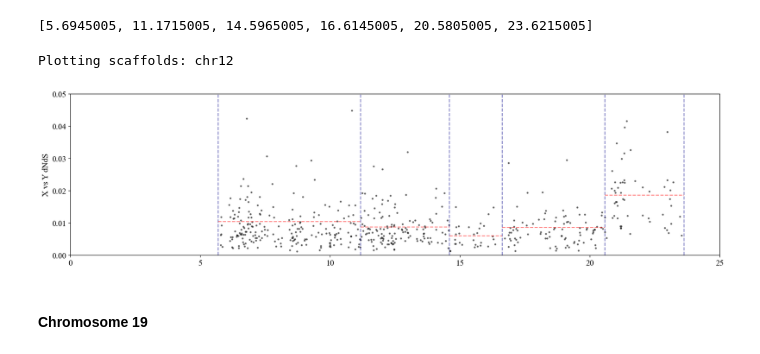
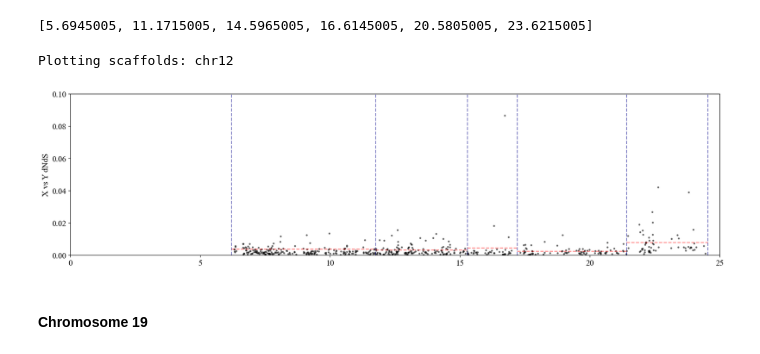
Before and after one commit to DanJeffries/Stickle_Y_comp, a Jupyter notebook: code/JUP_NBs/Popgen_stats.ipynb, the cells around one changed output. Drawn from its saved outputs; the diff is of its cells as text; code cells hidden in the pictures.

```diff
--- a/code/JUP_NBs/Popgen_stats.ipynb
+++ b/code/JUP_NBs/Popgen_stats.ipynb
@@ -751,4 +754,6 @@ I am not going to try the changepoint analyses here as the data are just too spa
 changepoints
 # %% [output]
 [5.6945005, 11.1715005, 14.5965005, 16.6145005, 20.5805005, 23.6215005]
+# %%
+changepoints_ZL = [6.2005, 11.7445, 15.2915, 17.2055, 21.4065, 24.5345]
 # %%
@@ -757,20 +762,26 @@ mean_regions = [[5.6945005, 11.1715005,],
                 [14.5965005, 16.6145005],
                 [16.6145005, 20.5805005],
                 [20.5805005, 23.6215005]]
+# %%
+mean_regions_ZL = [[changepoints_ZL[0], changepoints_ZL[1]],
+                   [changepoints_ZL[1], changepoints_ZL[2]],
+                   [changepoints_ZL[2], changepoints_ZL[3]],
+                   [changepoints_ZL[3], changepoints_ZL[4]],
+                   [changepoints_ZL[4], changepoints_ZL[5]]]
 # %%
-chr12_pos_dS_pddf = Plot_M_F_dS("/Users/dj20y461/Data_temp/Stickleback/Stickle_Y_comp/data/popgen_stats/Gw.dNdS.090824.results",
+chr12_pos_dS_pddf = Plot_M_F_dS("/Users/dj20y461/Downloads/dNdS.result_formatted",
               "/Users/dj20y461/Data_temp/Stickleback/Stickle_Y_comp/plots/M_F_stats_plots/Gw/dNdS/Gw_dS_chr12.pdf",
               sex_scaffs = ["chr12"],
               points_color="black",
               myXlims = (0,25),
-              myYlims_ax1 = (0,0.05),
+              myYlims_ax1 = (0,0.1),
               rolling_avg=False,
-              strata_avgs = mean_regions,
-              vert_seps=changepoints,
+              strata_avgs = mean_regions_ZL,
+              vert_seps=changepoints_ZL,
               y_label="X vs Y dNdS")
 # %% [output]
 Plotting scaffolds: chr12
-[figure, old version]
+[figure, new version]
 # %% [markdown]
 #### Chromosome 19
 # %%
```
Also changed, not shown: parts of 4 cells of this notebook, 6 other files.
